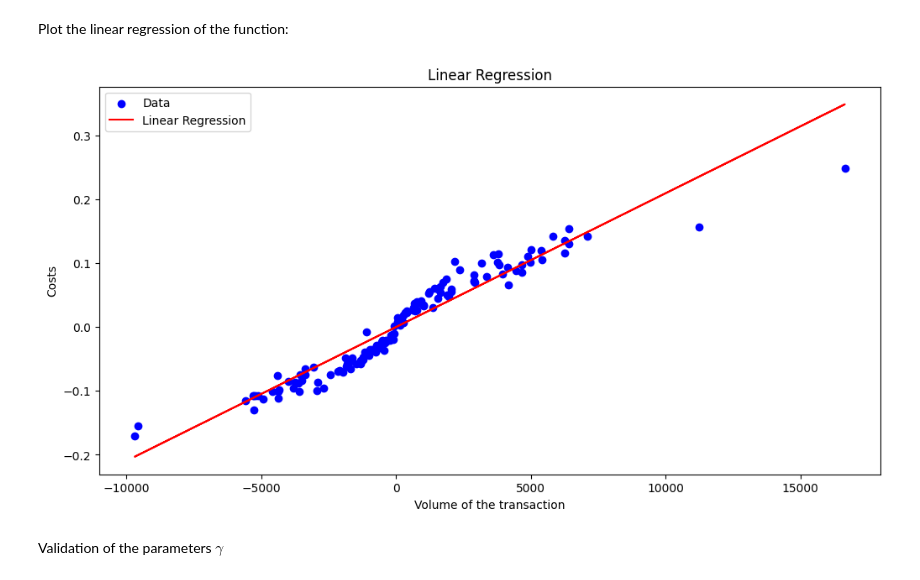
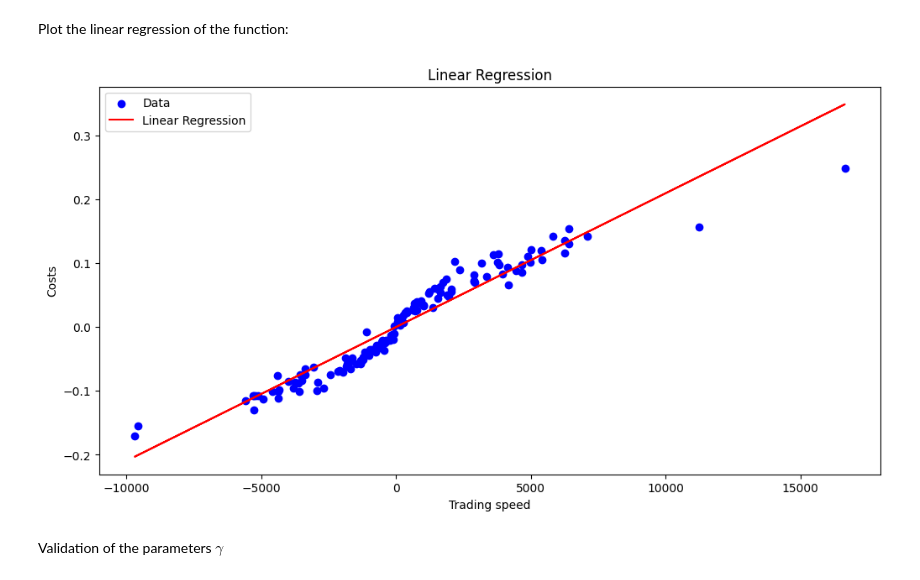
Before and after one commit to nathan6292/Market-Risk-Final-Project, a Jupyter notebook: Nathan_Fleury, Julien_Gilles - Project.ipynb, the cells around one changed output. Drawn from its saved outputs; the diff is of its cells as text; code cells hidden in the pictures.

```diff
--- a/Nathan_Fleury, Julien_Gilles - Project.ipynb
+++ b/Nathan_Fleury, Julien_Gilles - Project.ipynb
@@ -1956,23 +1956,23 @@ Plot the linear regression of the function:
 # %%
 # In the exericse, the time interval is 1 hour
 tau = 1/24
 
 v = data['volume of the transaction (if known)']/tau
 cost = data['costs']
 
 gamma = linear_regression(v, cost)
 
 # Plot the linear regression
 plt.figure(figsize=(12, 6))
 plt.scatter(v, cost, color='blue', label='Data')
 plt.plot(v, gamma*v, color='red', label='Linear Regression')
 plt.title('Linear Regression')
-plt.xlabel('Volume of the transaction')
+plt.xlabel('Trading speed')
 plt.ylabel('Costs')
 plt.legend()
 plt.show()
 # %% [output]
-[figure, old version]
+[figure, new version]
 # %% [markdown]
 Validation of the parameters $\gamma$
 # %% [markdown]
```
Also changed, not shown: parts of 14 cells of this notebook.
